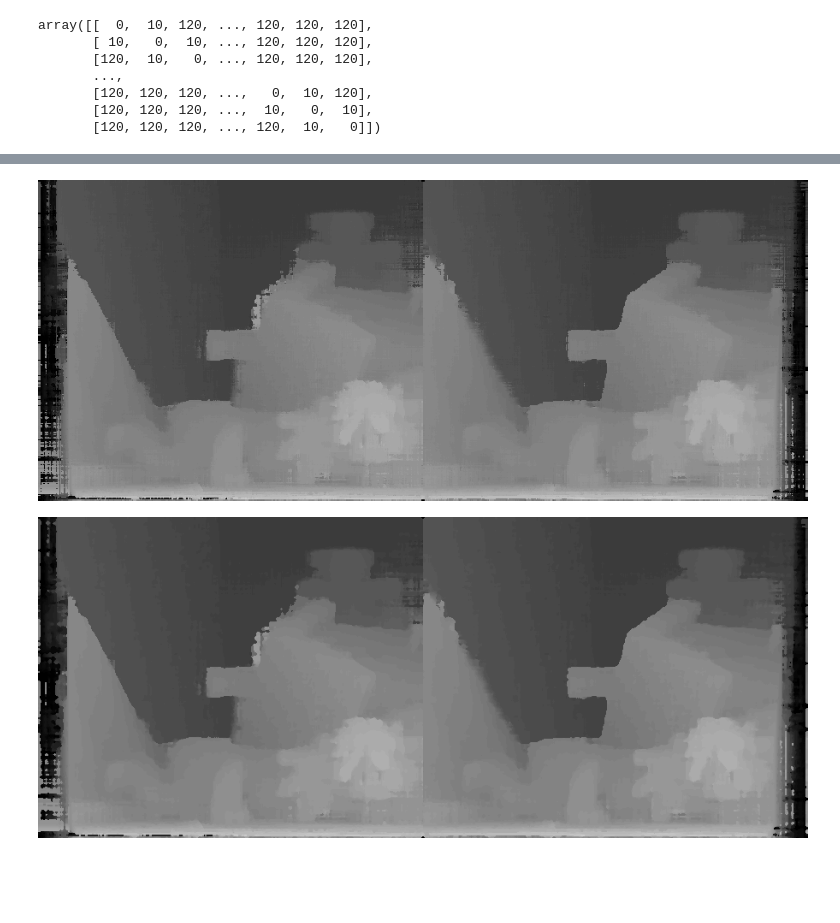
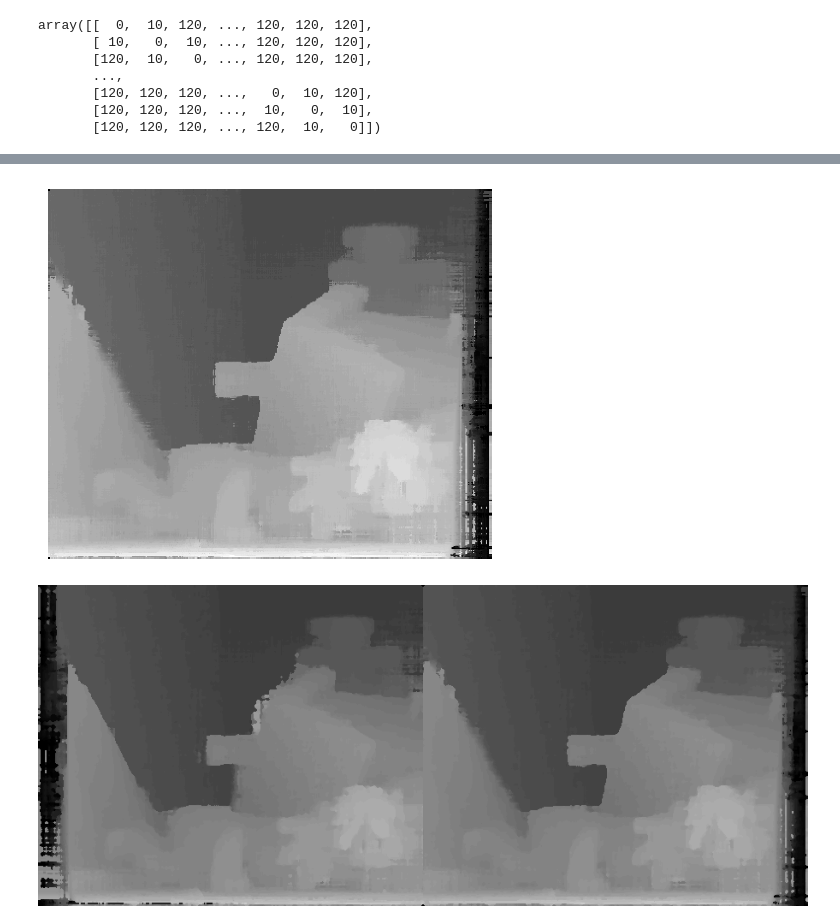
Before and after one commit to RomainFrog/StereoMatching, a Jupyter notebook: SGBM.ipynb, the cells around one changed output, grey strips where cells are left out. Cells and saved outputs as stored; diff of their text form; code cells hidden in the pictures; blank space fills up the shorter version.

Commit message:
WIP SGBM

```diff
--- a/SGBM.ipynb
+++ b/SGBM.ipynb
@@ -348,11 +348,16 @@ def select_disparity(aggregation_volume):
 # %%
 left_disparity_map = np.uint8(normalize(select_disparity(left_aggregation_volume), max_disparity))
 right_disparity_map = np.uint8(normalize(select_disparity(right_aggregation_volume), max_disparity))
 
 joined_disparity_map = np.concatenate([left_disparity_map, right_disparity_map], axis=1)
-display(Image.fromarray(joined_disparity_map))
+#display(Image.fromarray(joined_disparity_map))
+plt.axis('off')
+plt.margins(0,0)
+plt.imshow(right_disparity_map, cmap='gray')
+plt.savefig("sgbm.png", bbox_inches='tight',
+    pad_inches = 0)
 # %% [output]
-[figure, old version]
+[figure, new version]
 # %%
 left_disparity_map_smoothed = cv2.medianBlur(left_disparity_map, bsize[0])
 right_disparity_map_smoothed = cv2.medianBlur(right_disparity_map, bsize[0])
```
Also changed, not shown: parts of 9 cells of this notebook.
